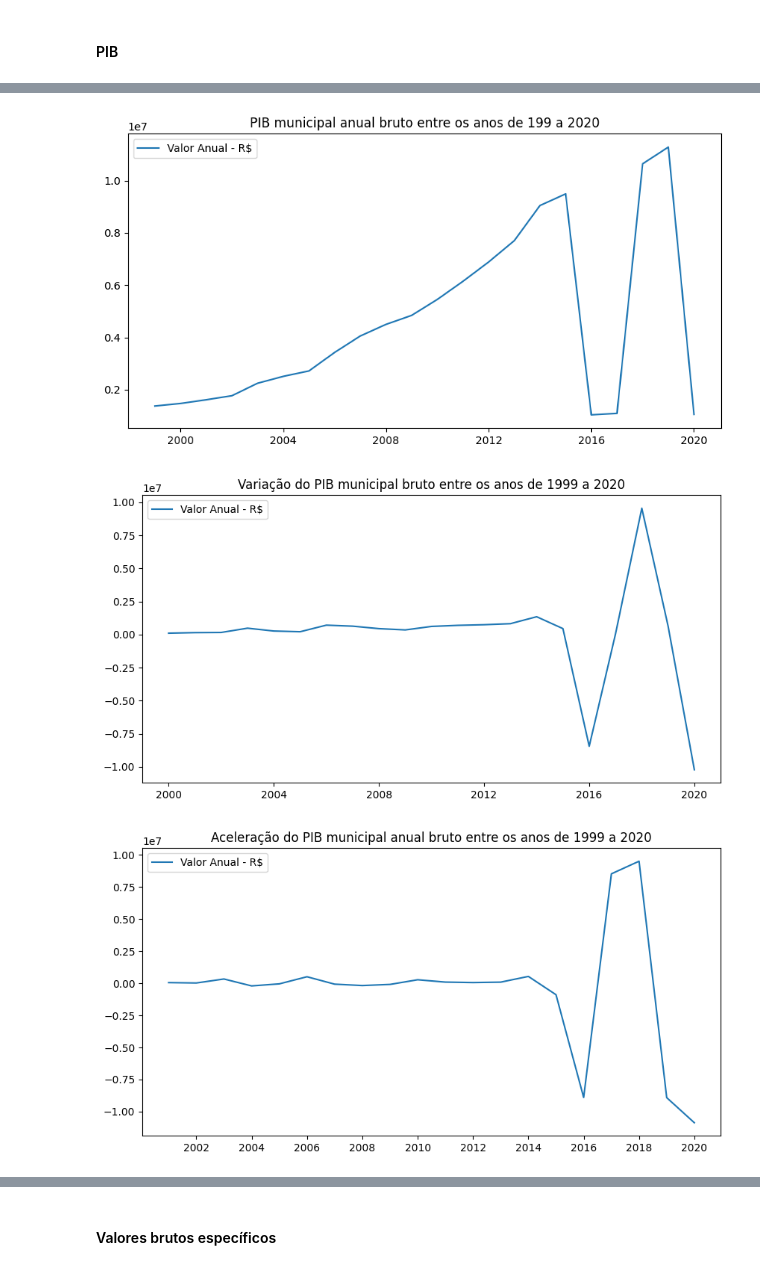
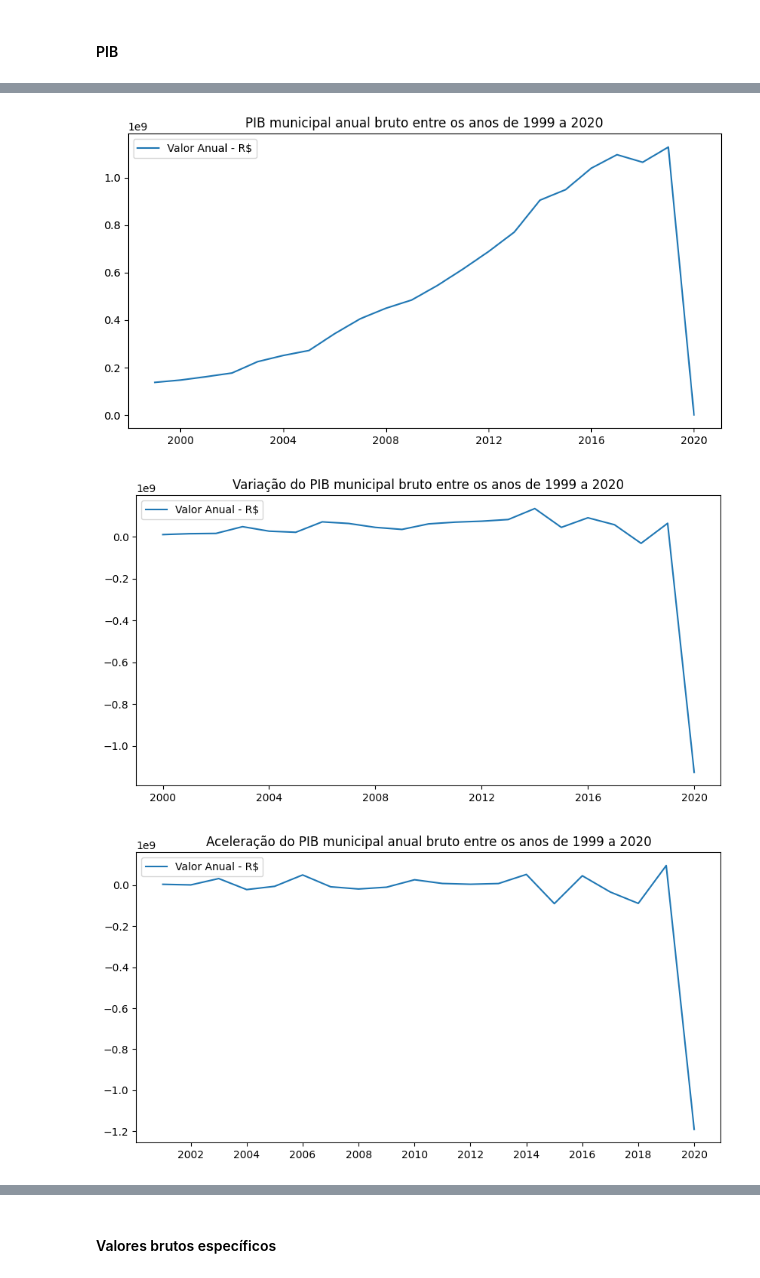
Before and after one commit to AllysonAbreu/dw_contas_publicas_2022, a Jupyter notebook: dea_receitas_dados_novos.ipynb, the cells around one changed output, grey strips where cells are left out. Cells and saved outputs as stored; diff of their text form; code cells hidden in the pictures.

```diff
--- a/dea_receitas_dados_novos.ipynb
+++ b/dea_receitas_dados_novos.ipynb
@@ -165,6 +166,7 @@ dtype: object
 def modify_cells(x):
     try:
         x = str(x)
+        x += "00"
         return float(x[:-2] + '.' + x[-2:])
     except ValueError:
         return x
@@ -202,6 +204,10 @@ dic_column_correct = {'id_municipio':'2503704',
 
 # alterando dados da última linha para os mais atualizados segundo o ibge
 df_ibge_pib.loc[21] = dic_column_correct
+
+# Multiplicando por 10 os valores da coluna "pib" nas linhas 17 e 18
+df_ibge_pib.loc[17:18, "pib"] *= 10
+
 df_ibge_pib
 # %% [output]
 |  | id_municipio | ano | pib | impostos_liquidos | va | va_agropecuaria | va_industria | ... |
@@ -421,10 +427,10 @@ va_adespss                  float64
 dtype: object
 # %%
 # criando df para analises dos dados
-df_receitas_analise = df_ibge_pib[['ano','pib', 'impostos_liquidos', 'va', 'va_agropecuaria', 'va_industria', 'va_servicos', 'va_adespss']]
+df_valor_pib_analise = df_ibge_pib[['ano','pib', 'impostos_liquidos', 'va', 'va_agropecuaria', 'va_industria', 'va_servicos', 'va_adespss']]
 
-df_receitas_analise.set_index('ano', inplace=True)
-df_receitas_analise
+df_valor_pib_analise.set_index('ano', inplace=True)
+df_valor_pib_analise
 # %% [output]
 |  | pib | impostos_liquidos | va | va_agropecuaria | va_industria | va_servicos | va_adespss |
 | ano |  |  |  |  |  |  |  |
@@ -447,7 +453,7 @@ df_receitas_analise
 # %% [markdown]
 #### PIB
 # %%
-df_pib_analise = df_receitas_analise.copy()
+df_pib_analise = df_valor_pib_analise.copy()
 df_pib_analise.drop(columns=['impostos_liquidos','va','va_agropecuaria','va_industria','va_servicos','va_adespss'], inplace=True)
 
 pd.options.display.float_format = '{:.2f}'.format
@@ -499,20 +505,20 @@ df_pib_analise
 # %%
 # Plota o gráfico de linha com as séries temporais
 fig, ax = plt.subplots(figsize=(10, 5))
 ax.plot(df_pib_analise.index, df_pib_analise['pib'], label='Valor Anual - R$')
 
 # Adiciona legenda e título ao gráfico
 ax.legend()
-ax.set_title('PIB municipal anual bruto entre os anos de 199 a 2020')
+ax.set_title('PIB municipal anual bruto entre os anos de 1999 a 2020')
 ax.xaxis.label.set_visible(False)  # esconde a legenda do eixo X
 
 # Configura o eixo x para não mostrar nenhum rótulo
 # plt.gca().set_xticklabels([])
 
 # Exibe o gráfico
 plt.show()
 # %% [output]
-[figure, old version]
+[figure, new version]
 # %%
 # Plota o gráfico de linha com as séries temporais
 fig, ax = plt.subplots(figsize=(10, 5))
@@ -529,7 +535,7 @@ ax.xaxis.label.set_visible(False)  # esconde a legenda do eixo X
 # Exibe o gráfico
 plt.show()
 # %% [output]
-[figure, old version]
+[figure, new version]
 # %%
 # Plota o gráfico de linha com as séries temporais
 fig, ax = plt.subplots(figsize=(10, 5))
@@ -546,7 +552,7 @@ ax.xaxis.label.set_visible(False)  # esconde a legenda do eixo X
 # Exibe o gráfico
 plt.show()
 # %% [output]
-[figure, old version]
+[figure, new version]
 # %%
 print(f"Total da variação do PIB municipal: R$ {df_pib_analise['variacao_anual'].sum().round(2)}")
 print(f"Média móvel anual da variação do PIB municipal: R$ {(df_pib_analise['variacao_anual'].sum()/df_pib_analise.shape[0]).round(2)}")
```
Also changed, not shown: parts of 55 cells of this notebook.
